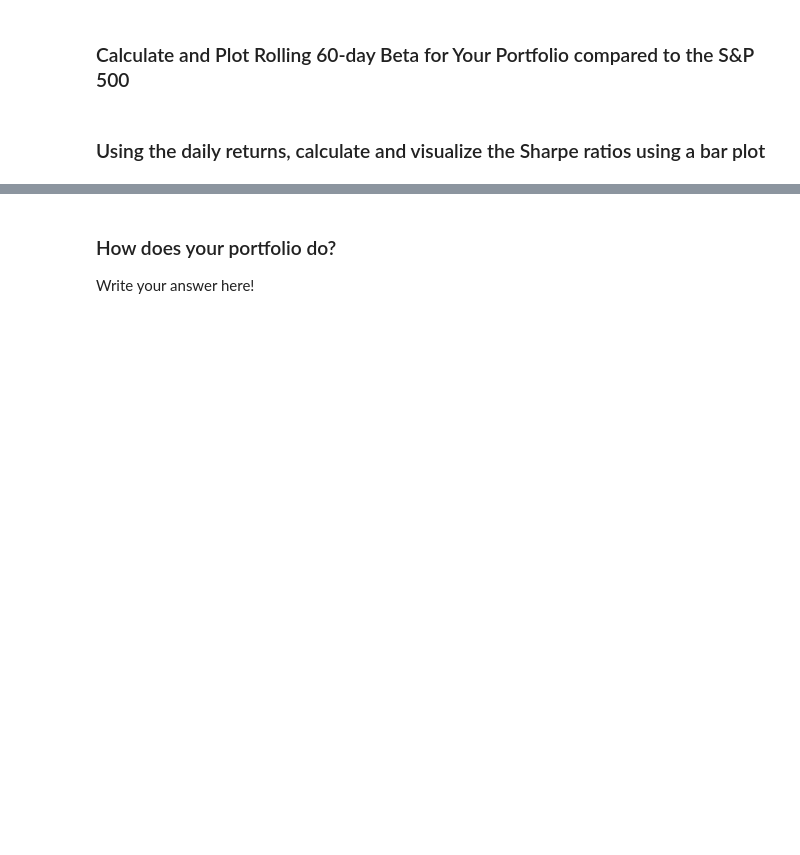
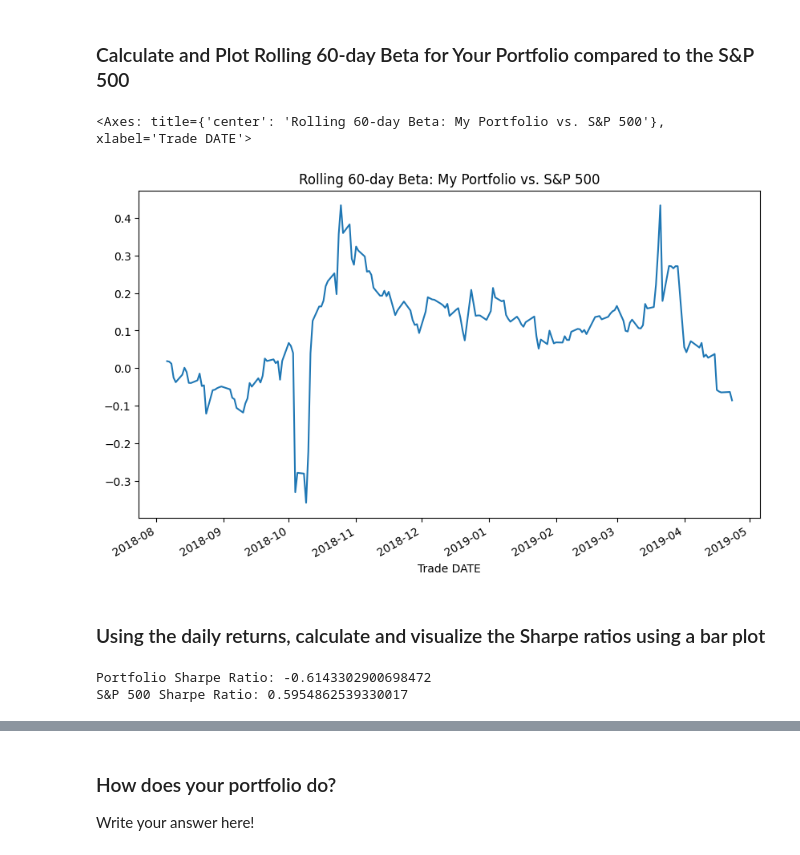
Before and after one commit to bittraidr/Challenge_4, a Jupyter notebook: whale_analysis.ipynb, the cells around one changed output, grey strips where cells are left out. Saved outputs shown, nothing was run; the diff lists cells and outputs as text; code cells hidden in the pictures; blank space fills up the shorter version.

```diff
--- a/whale_analysis.ipynb
+++ b/whale_analysis.ipynb
@@ -682,2 +756,19 @@ dtype: float64
+# %%
+# Calculate and plot Beta
+# Calculate rolling covariance
+rolling_cov = join_df['My Portfolio'].rolling(window=60).cov(join_df['SP500 Daily Returns'])
+
+# Calculate rolling variance of SP500 returns
+rolling_var = join_df['SP500 Daily Returns'].rolling(window=60).var()
+
+# Calculate rolling beta
+rolling_beta = rolling_cov / rolling_var
+
+# Plot the rolling beta
+plt.figure(figsize=(10, 6))
+rolling_beta.plot(title='Rolling 60-day Beta: My Portfolio vs. S&P 500')
+# %% [output]
+<Axes: title={'center': 'Rolling 60-day Beta: My Portfolio vs. S&P 500'}, xlabel='Trade DATE'>
+[figure, added]
 # %% [markdown]
 ### Using the daily returns, calculate and visualize the Sharpe ratios using a bar plot
@@ -687,0 +775,26 @@ dtype: float64
+# %%
+# Calculate Annualized Sharpe Ratios
+# Risk-free rate (assumed to be 0 in this example)
+risk_free_rate = 0
+
+# Calculate the daily excess returns
+portfolio_excess_returns = join_df['My Portfolio'] - risk_free_rate
+sp500_excess_returns = join_df['SP500 Daily Returns'] - risk_free_rate
+
+# Calculate the average daily excess returns
+portfolio_avg_excess_return = portfolio_excess_returns.mean()
+sp500_avg_excess_return = sp500_excess_returns.mean()
+
+# Calculate the standard deviation of the daily excess returns
+portfolio_std = portfolio_excess_returns.std()
+sp500_std = sp500_excess_returns.std()
+
+# Calculate the annualized Sharpe ratios
+portfolio_sharpe_ratio = (portfolio_avg_excess_return / portfolio_std) * np.sqrt(252)
+sp500_sharpe_ratio = (sp500_avg_excess_return / sp500_std) * np.sqrt(252)
+
+print("Portfolio Sharpe Ratio:", portfolio_sharpe_ratio)
+print("S&P 500 Sharpe Ratio:", sp500_sharpe_ratio)
+# %% [output]
+Portfolio Sharpe Ratio: -0.6143302900698472
+S&P 500 Sharpe Ratio: 0.5954862539330017
```
Also changed, not shown: parts of 18 cells of this notebook.
